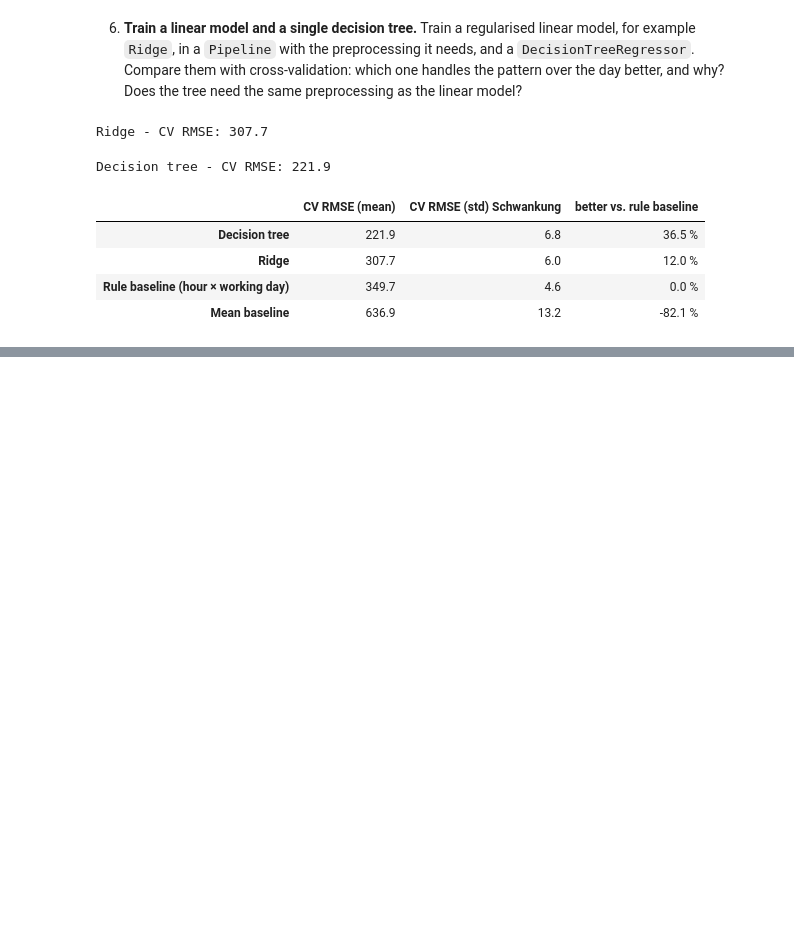
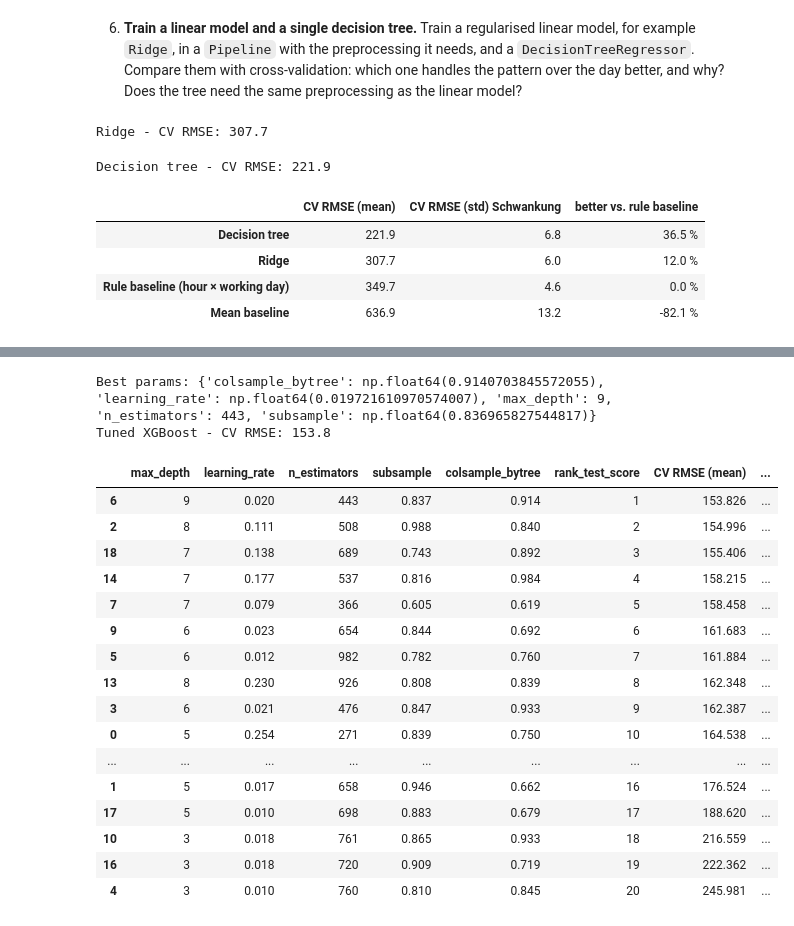
Before and after one commit to yessikalegat/amle-project-bike-sharing, a Jupyter notebook: 01_bike_sharing_project.ipynb, the cells around one changed output, grey strips where cells are left out. Drawn from its saved outputs; the diff is of its cells as text; code cells hidden in the pictures; blank space fills up the shorter version.

```diff
--- a/01_bike_sharing_project.ipynb
+++ b/01_bike_sharing_project.ipynb
@@ -521,0 +585,78 @@ cv_table.sort_values("CV RMSE (mean)")
+# %%
+# tuning
+# give boarders for hyperparameter search:
+param_dist = {
+    "n_estimators":     randint(200, 1000),
+    # how good the tree corrects previous one
+    "learning_rate":    loguniform(0.01, 0.3),
+    "max_depth":        randint(3, 10),
+    # do not show always data to the trees (only 60 to 100%)
+    # 0.6 till 1.0 in 0.4 steps
+    #protects for overfitting
+    "subsample":        uniform(0.6, 0.4),
+    "colsample_bytree": uniform(0.6, 0.4),
+}
+
+
+search = RandomizedSearchCV(
+    XGBRegressor(random_state=RSEED, n_jobs=-1),   # the model to tune
+    param_distributions=param_dist,                # the search space from part 2
+    n_iter=20,                                     # number of random combinations
+    cv=kf,                                         # same 5 folds as all other models
+    scoring="neg_root_mean_squared_error",         # same metric as all other models
+    random_state=RSEED,                            # same combinations every run
+)
+search.fit(X_train, y_train)
+
+
+# Mit GridSearchCV und z. B. 5 Werten pro Hyperparameter wären es 5⁵ = 3125 Kombinationen,
+# also über 15.000 Trainings. Randomized braucht nur 100 und findet erfahrungsgemäß fast genauso gute Werte.
+
+
+print("Best params:", search.best_params_)
+print(f"Tuned XGBoost - CV RMSE: {-search.best_score_:.1f}")
+
+# save the best model in its own variable
+xgb_tuned = search.best_estimator_
+cv_xgb_tuned = -cross_val_score(xgb_tuned, X_train, y_train, cv=kf,
+                                scoring="neg_root_mean_squared_error")
+# %% [output]
+Best params: {'colsample_bytree': np.float64(0.9140703845572055), 'learning_rate': np.float64(0.019721610970574007), 'max_depth': 9, 'n_estimators': 443, 'subsample': np.float64(0.836965827544817)}
+Tuned XGBoost - CV RMSE: 153.8
+# %%
+# all 20 tried combinations, best first
+tuning_results = pd.DataFrame(search.cv_results_)
+
+tuning_table = tuning_results[[
+    "param_max_depth", "param_learning_rate", "param_n_estimators",
+    "param_subsample", "param_colsample_bytree",
+    "mean_test_score", "std_test_score", "rank_test_score",
+]].copy()
+
+# scores are negative RMSE -> make them positive
+tuning_table["CV RMSE (mean)"] = -tuning_table["mean_test_score"]
+tuning_table["CV RMSE (std)"] = tuning_table["std_test_score"]
+tuning_table = tuning_table.drop(columns=["mean_test_score", "std_test_score"])
+
+# shorter column names
+tuning_table.columns = tuning_table.columns.str.replace("param_", "")
+
+tuning_table.sort_values("rank_test_score").round(3)
+# %% [output]
+|  | max_depth | learning_rate | n_estimators | subsample | colsample_bytree | rank_test_score | CV RMSE (mean) | ... |
+| 6 | 9 | 0.020 | 443 | 0.837 | 0.914 | 1 | 153.826 | ... |
+| 2 | 8 | 0.111 | 508 | 0.988 | 0.840 | 2 | 154.996 | ... |
+| 18 | 7 | 0.138 | 689 | 0.743 | 0.892 | 3 | 155.406 | ... |
+| 14 | 7 | 0.177 | 537 | 0.816 | 0.984 | 4 | 158.215 | ... |
+| 7 | 7 | 0.079 | 366 | 0.605 | 0.619 | 5 | 158.458 | ... |
+| 9 | 6 | 0.023 | 654 | 0.844 | 0.692 | 6 | 161.683 | ... |
+| 5 | 6 | 0.012 | 982 | 0.782 | 0.760 | 7 | 161.884 | ... |
+| 13 | 8 | 0.230 | 926 | 0.808 | 0.839 | 8 | 162.348 | ... |
+| 3 | 6 | 0.021 | 476 | 0.847 | 0.933 | 9 | 162.387 | ... |
+| 0 | 5 | 0.254 | 271 | 0.839 | 0.750 | 10 | 164.538 | ... |
+| ... | ... | ... | ... | ... | ... | ... | ... | ... |
+| 1 | 5 | 0.017 | 658 | 0.946 | 0.662 | 16 | 176.524 | ... |
+| 17 | 5 | 0.010 | 698 | 0.883 | 0.679 | 17 | 188.620 | ... |
+| 10 | 3 | 0.018 | 761 | 0.865 | 0.933 | 18 | 216.559 | ... |
+| 16 | 3 | 0.018 | 720 | 0.909 | 0.719 | 19 | 222.362 | ... |
+| 4 | 3 | 0.010 | 760 | 0.810 | 0.845 | 20 | 245.981 | ... |
```
Also changed, not shown: parts of 16 cells of this notebook.
